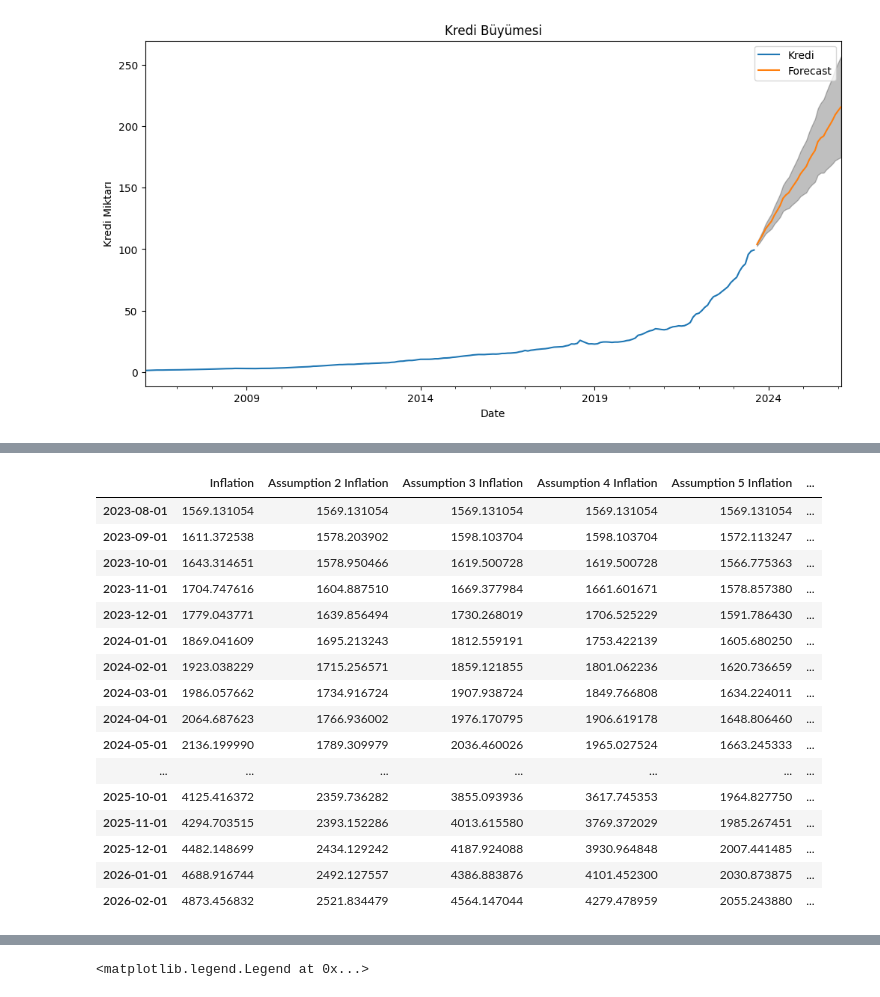
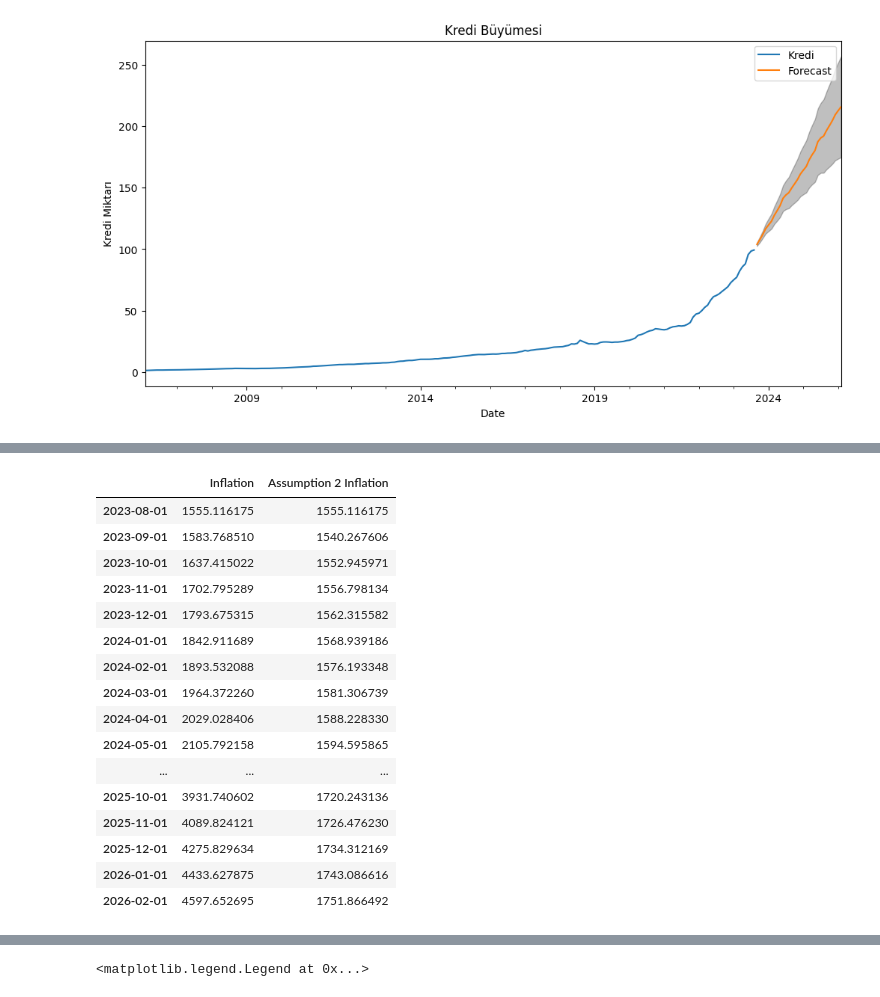
Before and after one commit to kaboya19/InflationForecast, a Jupyter notebook: InflationForecast.ipynb, the cells around one changed output, grey strips where cells are left out. Saved outputs shown, nothing was run; the diff lists cells and outputs as text; code cells hidden in the pictures.

```diff
--- a/InflationForecast.ipynb
+++ b/InflationForecast.ipynb
@@ -696,16 +590,12 @@ paraarzitahmin=pd.DataFrame(paraarzitahmin)
 paraarzitahmin.columns=["Para Arzi Tahmin"]
 
 
+def paraarziassumption(y):
+   drop_percentage = random.uniform(1.005, 1+(y/100))
 
-drop_percentage = random.uniform(1.01, 1.03)
-drop_percentage1 = random.uniform(1.005, 1.01)
-paraarzitahmin["Para Arzi Assumption 2"]=paraarzitahmin["Para Arzi Tahmin"]
-paraarzitahmin["Para Arzi Assumption 3"]=paraarzitahmin["Para Arzi Tahmin"]
-for i in range(0, len(paraarzitahmin)-1):
+   paraarzitahmin["Para Arzi Assumption 2"]=paraarzitahmin["Para Arzi Tahmin"]
 
-   paraarzitahmin["Para Arzi Assumption 2"][i+1]=paraarzitahmin["Para Arzi Assumption 2"][i]*drop_percentage
-   paraarzitahmin["Para Arzi Assumption 3"][i+1]=paraarzitahmin["Para Arzi Assumption 3"][i]*drop_percentage1
+   for i in range(0, len(paraarzitahmin)-1):
 
-
-paraarzitahmin
+      paraarzitahmin["Para Arzi Assumption 2"][i+1]=paraarzitahmin["Para Arzi Assumption 2"][i]*drop_percentage
 # %% [output]
@@ -999,8 +811,8 @@ Total fit time: 41.950 seconds
 # %%
 import statsmodels.api as sm
-mod = sm.tsa.statespace.SARIMAX(df4.astype(float),
-                                order=(2,1,0),
-                                seasonal_order=(0, 1, 2, 12),
+mod = sm.tsa.statespace.SARIMAX(pfaiz.astype(float),
+                                order=(3,1,0),
+                                seasonal_order=(2, 1, 1, 12),
                                 enforce_stationarity=False,
                                 enforce_invertibility=False)
 
@@ -1049,6 +861,6 @@ plt.show()
 # %%
-pred_ci['Mean'] = (pred_ci["lower Faiz"] + pred_ci["upper Faiz"])/2
+pred_ci['Mean'] = (pred_ci["lower Politika Faizi"] + pred_ci["upper Politika Faizi"])/2
 faiztahmin=pred_ci["Mean"]
-faiztahmin=pd.concat([df4["Faiz"].tail(1),faiztahmin])
+faiztahmin=pd.concat([pfaiz["Politika Faizi"].tail(1),faiztahmin])
 faiztahmin
 # %% [output]
@@ -1107,65 +919,56 @@ import statsmodels.api as sm
 X_train_with_const = sm.add_constant(X_train)
 
 # OLS (En Küçük Karelerle) modelini oluşturalım ve eğitelim
 model_ols = sm.OLS(y_train, X_train_with_const)
 results = model_ols.fit()
 
 
 
 
 
 
 
 
 
 
 res2=[]
 res3=[]
-res4=[]
-res5=[]
-res6=[]
-res7=[]
+
+
 for i in range(31):
-    res2.append(results.params["const"]+results.params["Onceki USD/TL"]*usdtahmin["USD Tahmin"][i]+results.params["Para Arzi Onceki"]*paraarzitahmin["Para Arzi Tahmin"][i]+results.params["Kredi"]*kreditahmin["Kredi Tahmin"][i]+results.params["Brent"]*brenttahmin["Brent"][i]+results.params["Faiz"]*faiztahmin[i])
-    res3.append(results.params["const"]+results.params["Onceki USD/TL"]*usdtahmin["USD Tahmin"][i]+results.params["Para Arzi Onceki"]*paraarzitahmin["Para Arzi Assumption 2"][i]+results.params["Kredi"]*kreditahmin["Kredi Tahmin Assumption 2"][i]+results.params["Brent"]*brenttahmin["Brent"][i]+results.params["Faiz"]*faiztahmin[i])
-    res4.append(results.params["const"]+results.params["Onceki USD/TL"]*usdtahmin["USD Tahmin"][i]+results.params["Para Arzi Onceki"]*paraarzitahmin["Para Arzi Tahmin"][i]+results.params["Kredi"]*kreditahmin["Kredi Tahmin Assumption 2"][i]+results.params["Brent"]*brenttahmin["Brent"][i]+results.params["Faiz"]*faiztahmin[i])
-    res5.append(results.params["const"]+results.params["Onceki USD/TL"]*usdtahmin["USD Tahmin Assumption 2"][i]+results.params["Para Arzi Onceki"]*paraarzitahmin["Para Arzi Tahmin"][i]+results.params["Kredi"]*kreditahmin["Kredi Tahmin Assumption 2"][i]+results.params["Brent"]*brenttahmin["Brent"][i]+results.params["Faiz"]*faiztahmin[i])
-    res6.append(results.params["const"]+results.params["Onceki USD/TL"]*usdtahmin["USD Tahmin Assumption 2"][i]+results.params["Para Arzi Onceki"]*paraarzitahmin["Para Arzi Assumption 2"][i]+results.params["Kredi"]*kreditahmin["Kredi Tahmin Assumption 3"][i]+results.params["Brent"]*brenttahmin["Brent"][i]+results.params["Faiz"]*faiztahmin[i])
-    res7.append(results.params["const"]+results.params["Onceki USD/TL"]*usdtahmin["USD Tahmin Assumption 2"][i]+results.params["Para Arzi Onceki"]*paraarzitahmin["Para Arzi Assumption 3"][i]+results.params["Kredi"]*kreditahmin["Kredi Tahmin Assumption 3"][i]+results.params["Brent"]*brenttahmin["Brent"][i]+results.params["Faiz"]*faiztahmin[i]
+    res2.append(results.params["const"]+results.params["Onceki USD/TL"]*usdtahmin["USD Tahmin"][i]+results.params["Para Arzi Onceki"]*paraarzitahmin["Para Arzi Tahmin"][i]+results.params["Kredi"]*kreditahmin["Kredi Tahmin"][i]+results.params["Brent"]*brenttahmin["Brent"][i]+results.params["Politika Faizi"]*faiztahmin[i])
+    res3.append(results.params["const"]+results.params["Onceki USD/TL"]*usdtahmin["USD Tahmin Assumption 2"][i]+results.params["Para Arzi Onceki"]*paraarzitahmin["Para Arzi Assumption 2"][i]+results.params["Kredi"]*kreditahmin["Kredi Tahmin Assumption 2"][i]+results.params["Brent"]*brenttahmin["Brent"][i]+results.params["Politika Faizi"]*faiztahmin[i])
 
-)
+
+
 
 
 df9=pd.DataFrame()
 dates=pd.date_range('2023-08-01','2026-03-01' , freq='1M')-pd.offsets.MonthBegin(1)
 df9["Inflation"]=res2
 df9["Assumption 2 Inflation"]=res3
-df9["Assumption 3 Inflation"]=res4
-df9["Assumption 4 Inflation"]=res5
-df9["Assumption 5 Inflation"]=res6
-df9["Assumption 6 Inflation"]=res7
 df9['TIME']=dates
 df9=df9.set_index(dates)
 del df9['TIME']
 df9
 # %% [output]
-|  | Inflation | Assumption 2 Inflation | Assumption 3 Inflation | Assumption 4 Inflation | Assumption 5 Inflation | ... |
-| 2023-08-01 | 1569.131054 | 1569.131054 | 1569.131054 | 1569.131054 | 1569.131054 | ... |
-| 2023-09-01 | 1611.372538 | 1578.203902 | 1598.103704 | 1598.103704 | 1572.113247 | ... |
-| 2023-10-01 | 1643.314651 | 1578.950466 | 1619.500728 | 1619.500728 | 1566.775363 | ... |
-| 2023-11-01 | 1704.747616 | 1604.887510 | 1669.377984 | 1661.601671 | 1578.857380 | ... |
-| 2023-12-01 | 1779.043771 | 1639.856494 | 1730.268019 | 1706.525229 | 1591.786430 | ... |
-| 2024-01-01 | 1869.041609 | 1695.213243 | 1812.559191 | 1753.422139 | 1605.680250 | ... |
-| 2024-02-01 | 1923.038229 | 1715.256571 | 1859.121855 | 1801.062236 | 1620.736659 | ... |
-| 2024-03-01 | 1986.057662 | 1734.916724 | 1907.938724 | 1849.766808 | 1634.224011 | ... |
-| 2024-04-01 | 2064.687623 | 1766.936002 | 1976.170795 | 1906.619178 | 1648.806460 | ... |
-| 2024-05-01 | 2136.199990 | 1789.309979 | 2036.460026 | 1965.027524 | 1663.245333 | ... |
-| ... | ... | ... | ... | ... | ... | ... |
-| 2025-10-01 | 4125.416372 | 2359.736282 | 3855.093936 | 3617.745353 | 1964.827750 | ... |
-| 2025-11-01 | 4294.703515 | 2393.152286 | 4013.615580 | 3769.372029 | 1985.267451 | ... |
-| 2025-12-01 | 4482.148699 | 2434.129242 | 4187.924088 | 3930.964848 | 2007.441485 | ... |
-| 2026-01-01 | 4688.916744 | 2492.127557 | 4386.883876 | 4101.452300 | 2030.873875 | ... |
-| 2026-02-01 | 4873.456832 | 2521.834479 | 4564.147044 | 4279.478959 | 2055.243880 | ... |
+|  | Inflation | Assumption 2 Inflation |
+| 2023-08-01 | 1555.116175 | 1555.116175 |
+| 2023-09-01 | 1583.768510 | 1540.267606 |
+| 2023-10-01 | 1637.415022 | 1552.945971 |
+| 2023-11-01 | 1702.795289 | 1556.798134 |
+| 2023-12-01 | 1793.675315 | 1562.315582 |
+| 2024-01-01 | 1842.911689 | 1568.939186 |
+| 2024-02-01 | 1893.532088 | 1576.193348 |
+| 2024-03-01 | 1964.372260 | 1581.306739 |
+| 2024-04-01 | 2029.028406 | 1588.228330 |
+| 2024-05-01 | 2105.792158 | 1594.595865 |
+| ... | ... | ... |
+| 2025-10-01 | 3931.740602 | 1720.243136 |
+| 2025-11-01 | 4089.824121 | 1726.476230 |
+| 2025-12-01 | 4275.829634 | 1734.312169 |
+| 2026-01-01 | 4433.627875 | 1743.086616 |
+| 2026-02-01 | 4597.652695 | 1751.866492 |
 # %%
 dff=pd.concat([df["CPI"].head(210),df9["Inflation"]],axis=0)
 dff=pd.DataFrame(dff)
```
Also changed, not shown: parts of 31 cells of this notebook.
